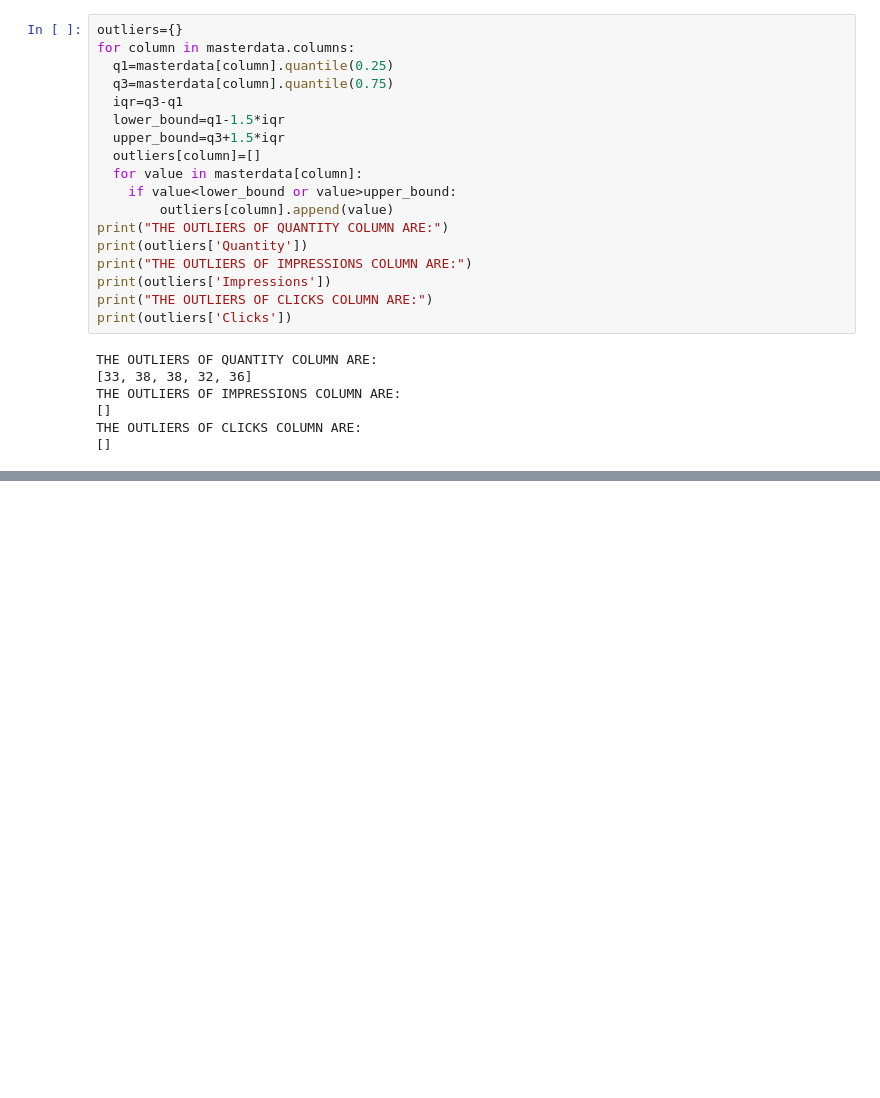
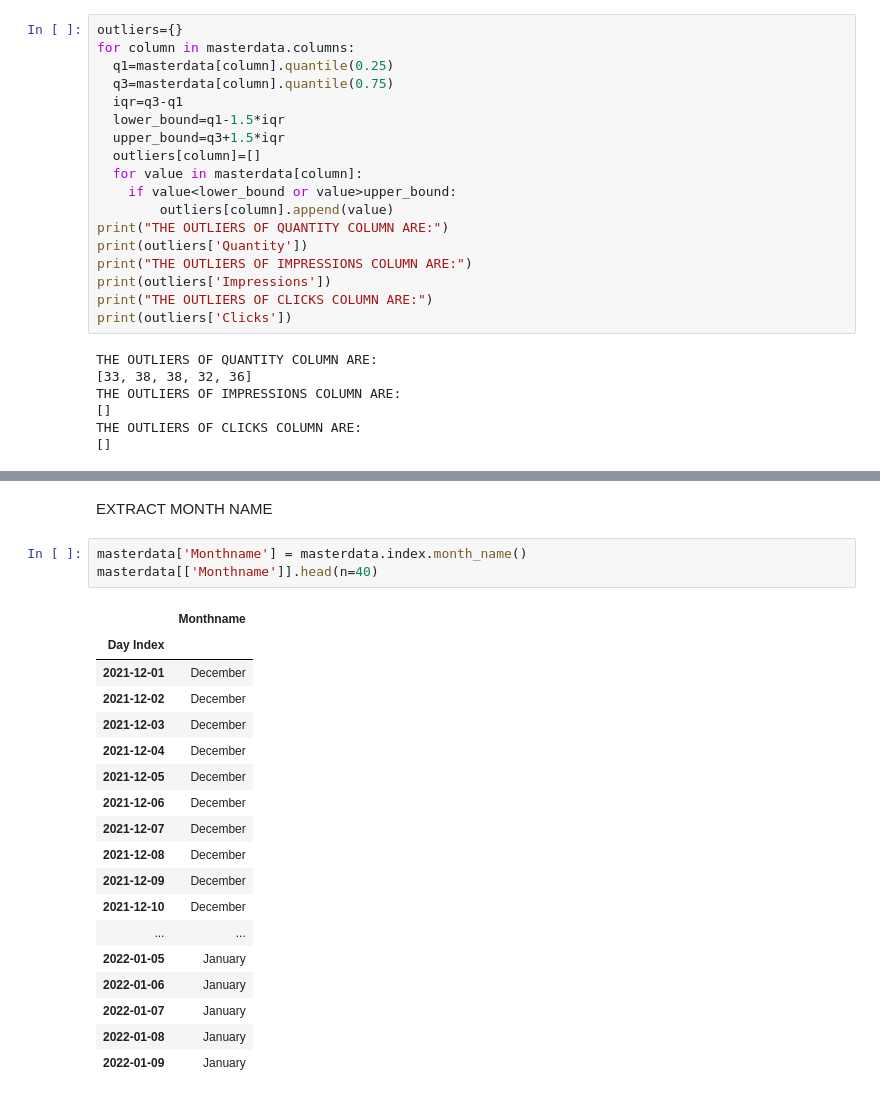
Before and after one commit to Chris-Joy26/Chris-Infosys-Nov24, a Jupyter notebook: WEEK2.ipynb, the cells around one changed output, grey strips where cells are left out. Cells and saved outputs as stored; diff of their text form; blank space fills up the shorter version.

```diff
--- a/WEEK2.ipynb
+++ b/WEEK2.ipynb
@@ -522,0 +579,24 @@ THE OUTLIERS OF CLICKS COLUMN ARE:
+# %% [markdown]
+EXTRACT MONTH NAME
+# %%
+masterdata['Monthname'] = masterdata.index.month_name()
+masterdata[['Monthname']].head(n=40)
+# %% [output]
+|  | Monthname |
+| Day Index |  |
+| 2021-12-01 | December |
+| 2021-12-02 | December |
+| 2021-12-03 | December |
+| 2021-12-04 | December |
+| 2021-12-05 | December |
+| 2021-12-06 | December |
+| 2021-12-07 | December |
+| 2021-12-08 | December |
+| 2021-12-09 | December |
+| 2021-12-10 | December |
+| ... | ... |
+| 2022-01-05 | January |
+| 2022-01-06 | January |
+| 2022-01-07 | January |
+| 2022-01-08 | January |
+| 2022-01-09 | January |
```
Also changed, not shown: parts of 25 cells of this notebook.
